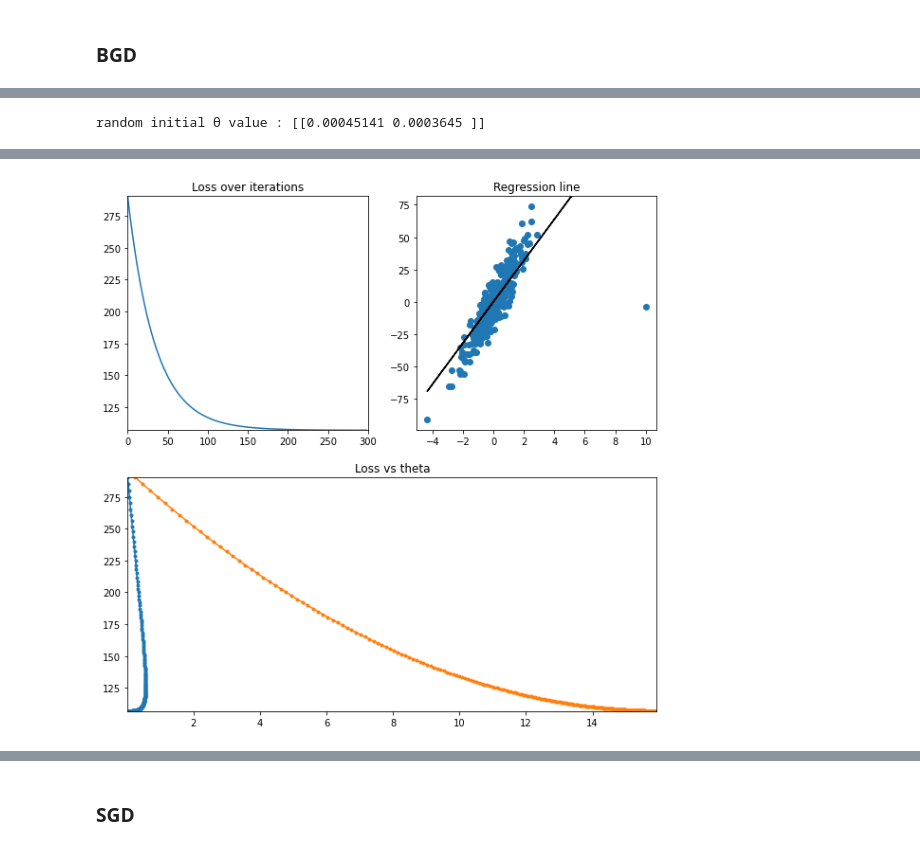
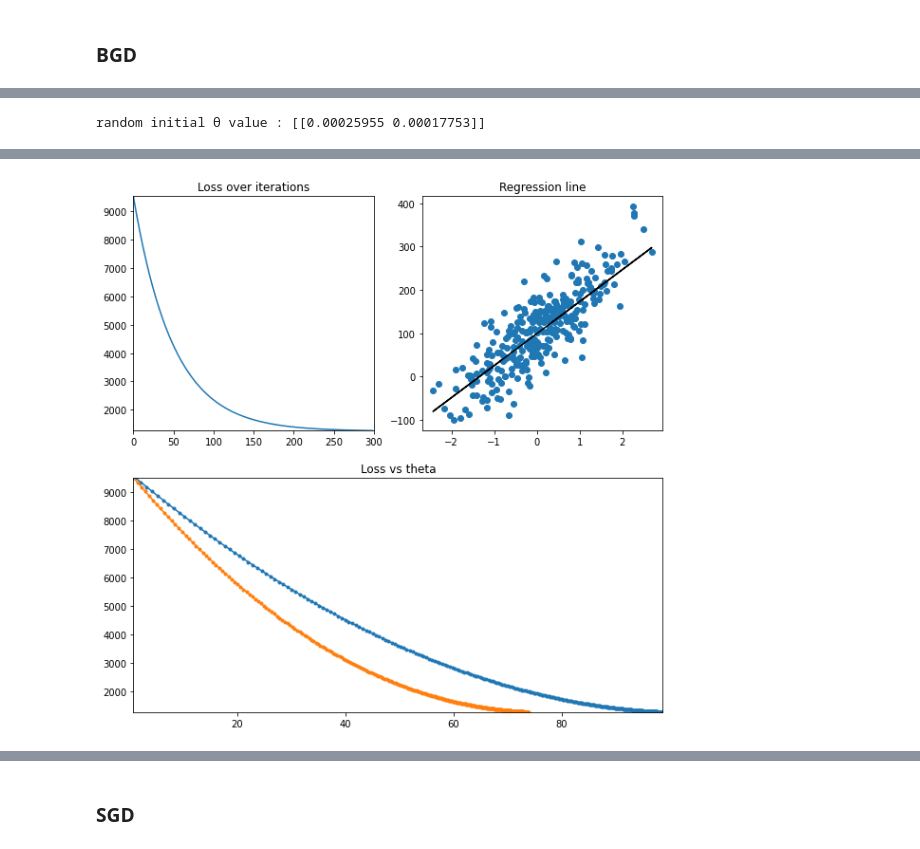
Before and after one commit to NishantBaheti/MachineLearningExploration, a Jupyter notebook: LinearRegression/Explore.ipynb, the cells around one changed output, grey strips where cells are left out. Drawn from its saved outputs; the diff is of its cells as text; code cells hidden in the pictures.

```diff
--- a/LinearRegression/Explore.ipynb
+++ b/LinearRegression/Explore.ipynb
@@ -488,0 +490,4 @@ plt.show()
+# %%
+X,y = make_regression(n_samples=300,n_features=1,noise=50,bias=100)
+
+y = y.reshape(-1,1)
@@ -488,0 +517,10 @@ plt.show()
+# %%
+iterations = 300
+learning_rate = 0.01
+
+theta, theta_history, cost_history = linear_regression_sgd(
+    X, y, verbose=True, theta_precision = 0.001, alpha = learning_rate ,iterations = iterations)
+
+y_pred3 = predict(theta,X)
+anim = regression_2Danimation(X,cost_history,theta_history)
+display.HTML(anim.to_html5_video())
@@ -560,10 +601,3 @@ def ridge_regression_bgd(X, y, verbose=True, theta_precision = 0.001, alpha = 0.
         theta_history.append(theta[0])
 
     return theta, np.array(theta_history), np.array(cost_history)
-# %%
-X,y = make_regression(n_samples=300,n_features=1,noise=10)
-
-X[np.random.randint(200,300,1)] = 10
-y = y.reshape(-1,1)
-
-plt.plot(X,y,'.')
@@ -573,14 +604,14 @@ plt.plot(X,y,'.')
 # %%
 iterations = 300
 learning_rate = 0.01
+penalty = 1.0
+theta1, theta_history, cost_history = ridge_regression_bgd(
+    X, y, verbose=True, theta_precision = 0.001, alpha = learning_rate ,iterations = iterations, penalty=penalty)
 
-theta, theta_history, cost_history = linear_regression_bgd(
-    X, y, verbose=True, theta_precision = 0.001, alpha = learning_rate ,iterations = iterations)
-
-y_pred1 = predict(theta,X)
+y_pred2 = predict(theta,X)
 anim = regression_2Danimation(X,cost_history,theta_history)
 display.HTML(anim.to_html5_video())
 # %% [output]
-random initial θ value : [[0.00045141 0.0003645 ]]
+random initial θ value : [[0.00025955 0.00017753]]
 [interactive output not drawn]
-[figure, old version]
+[figure, new version]
```
Also changed, not shown: parts of 46 cells of this notebook.
